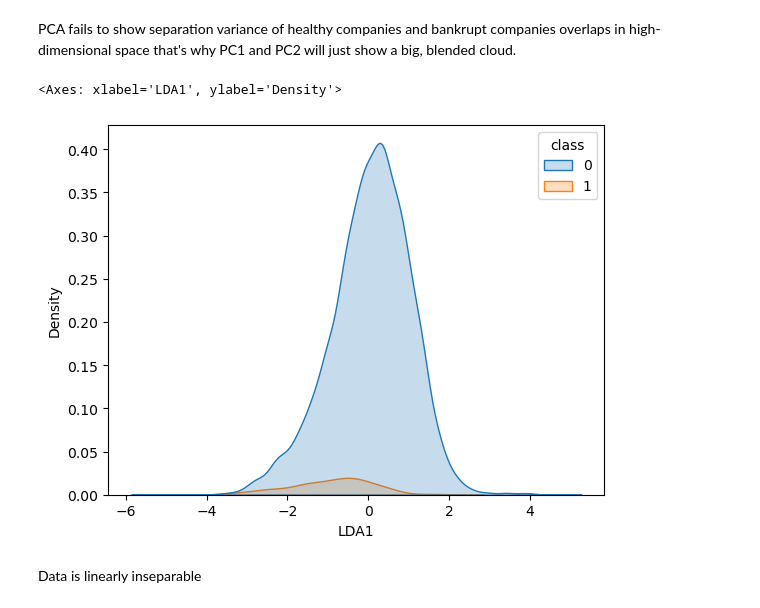
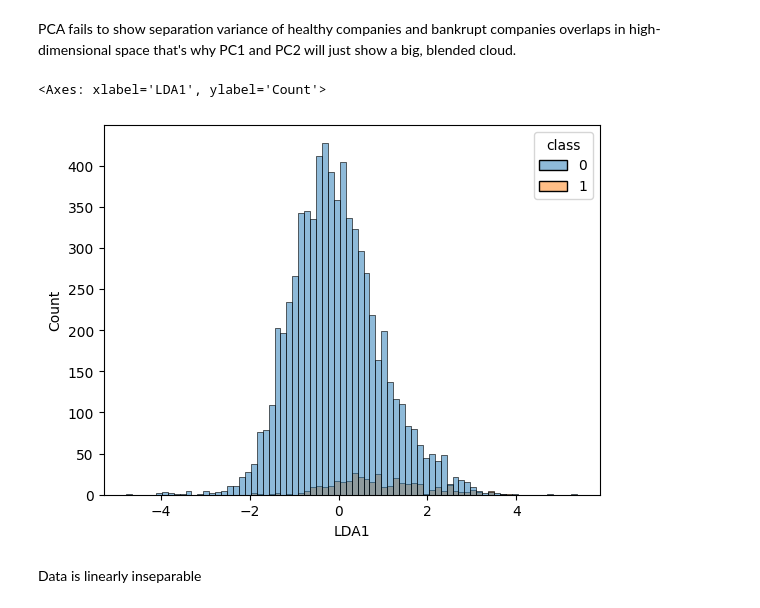
Before and after one commit to reem-naji/Data-computation-project, a Jupyter notebook: bankruptcy.ipynb, the cells around one changed output. Cells and saved outputs as stored; diff of their text form; code cells hidden in the pictures.

```diff
--- a/bankruptcy.ipynb
+++ b/bankruptcy.ipynb
@@ -136,10 +136,9 @@ The amount of missing data is so small that a simple mean/median imputation won'
 cols_to_imp = X_train.columns[X_train.isna().sum() > 0]
 
 X_train_medians = X_train[cols_to_imp].median()
-X_test_medians = X_test[cols_to_imp].median()
 
 X_train[cols_to_imp] = X_train[cols_to_imp].fillna(X_train_medians)
-X_test[cols_to_imp] = X_test[cols_to_imp].fillna(X_test_medians)
+X_test[cols_to_imp] = X_test[cols_to_imp].fillna(X_train_medians)
 # %%
 corrmat = X_train.corr()
 
@@ -264,14 +263,17 @@ variance of healthy companies and bankrupt companies overlaps in high-dimensiona
 # %%
 lda = LinearDiscriminantAnalysis(n_components=1)
 x_train_lda = lda.fit_transform(X_train_scaled, y_train)
+x_test_lda = lda.transform(X_test_scaled)
+
 lda_df = pd.DataFrame({
     "LDA1":x_train_lda[:,0],
     "class":y_train.values
 })
-sns.kdeplot(data=lda_df, x='LDA1', hue='class', fill=True)
+
+sns.histplot(data=lda_df, x='LDA1', hue='class', fill=True)
 # %% [output]
-<Axes: xlabel='LDA1', ylabel='Density'>
+<Axes: xlabel='LDA1', ylabel='Count'>
-[figure, old version]
+[figure, new version]
 # %% [markdown]
 Data is linearly inseparable
 # %%
```
Also changed, not shown: parts of 7 cells of this notebook.
